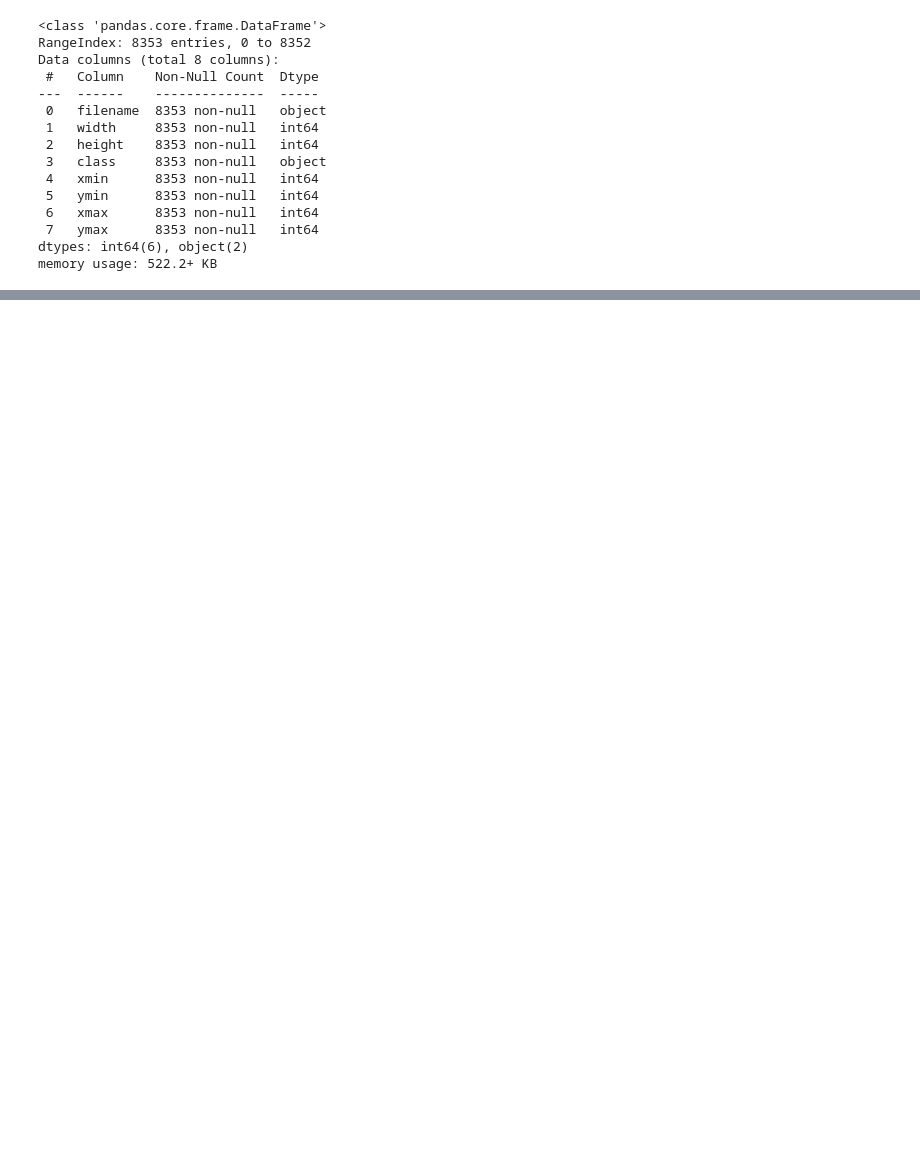
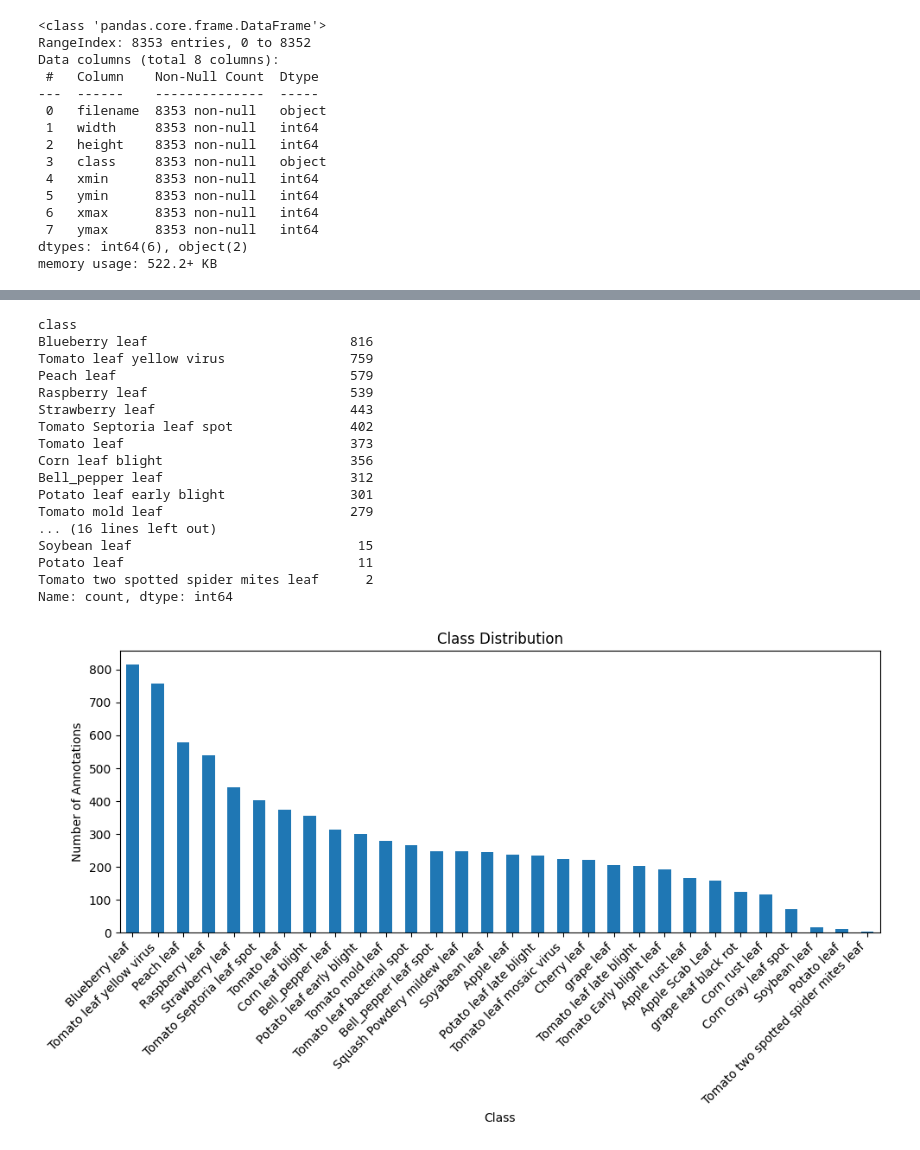
Before and after one commit to MohammadAghaei1/Plantdoc-image-processing, a Jupyter notebook: Plantdoc.ipynb, the cells around one changed output, grey strips where cells are left out. Saved outputs shown, nothing was run; the diff lists cells and outputs as text; code cells hidden in the pictures; blank space fills up the shorter version.

```diff
--- a/Plantdoc.ipynb
+++ b/Plantdoc.ipynb
@@ -210,0 +256,35 @@ else:
+# %%
+# Count number of samples per class
+class_counts = annotation['class'].value_counts()
+
+# Display counts
+print(class_counts)
+
+# Plot distribution
+plt.figure(figsize=(10, 6))
+class_counts.plot(kind='bar')
+plt.title("Class Distribution")
+plt.xlabel("Class")
+plt.ylabel("Number of Annotations")
+plt.xticks(rotation=45, ha='right')
+plt.tight_layout()
+plt.show()
+# %% [output]
+class
+Blueberry leaf                          816
+Tomato leaf yellow virus                759
+Peach leaf                              579
+Raspberry leaf                          539
+Strawberry leaf                         443
+Tomato Septoria leaf spot               402
+Tomato leaf                             373
+Corn leaf blight                        356
+Bell_pepper leaf                        312
+Potato leaf early blight                301
+Tomato mold leaf                        279
+... (16 lines left out)
+Soybean leaf                             15
+Potato leaf                              11
+Tomato two spotted spider mites leaf      2
+Name: count, dtype: int64
+[figure, added]
```
Also changed, not shown: parts of 11 cells of this notebook.
